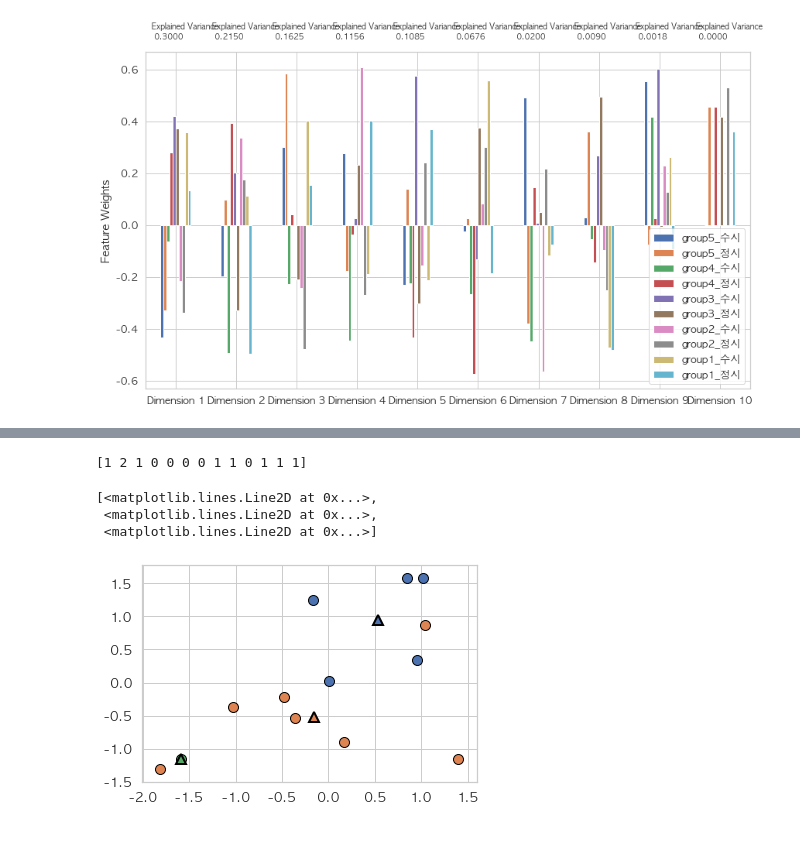
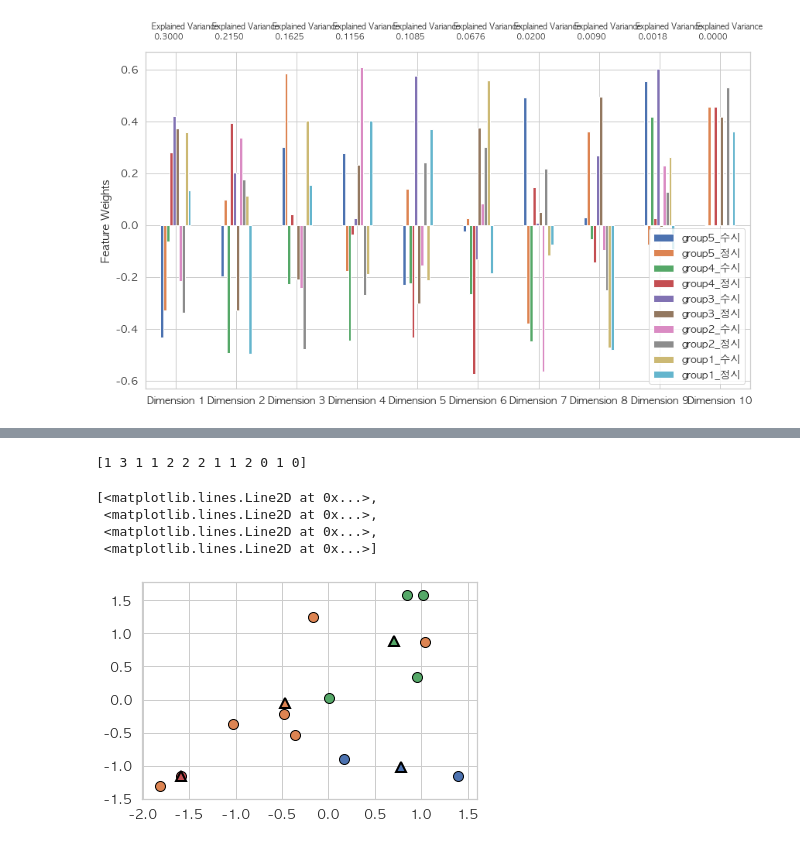
Before and after one commit to YeongEunLee/DataScience, a Jupyter notebook: cluster/cluster_final.ipynb, the cells around one changed output, grey strips where cells are left out. Cells and saved outputs as stored; diff of their text form; code cells hidden in the pictures.

Commit message:
datascience_cluster

```diff
--- a/cluster/cluster_final.ipynb
+++ b/cluster/cluster_final.ipynb
@@ -671,7 +671,9 @@ import matplotlib.font_manager as fm
 import numpy as np
 import random as rd
 # %%
-df = pd.read_excel('수시,정시.xlsx', sheet_name = 1)
+df = pd.read_excel('단과대cluster.xlsx', sheet_name = 1)
+# %%
+df.index = ['건축대학', '경영대학', '공과대학', '글로벌융합대학', '동물생명과학대학', '문과대학', '사범대학', '상경대학', '생명특성화대학', '생명환경과학대학', '이과대학', '정보통신대학', '정치대학']
 # %%
 df
 # %% [output]
@@ -723,4 +728,9 @@ from sklearn.preprocessing import scale
 
 df_scaled = pd.DataFrame(scale(df),
                             columns=df.columns)
+# %%
+from sklearn.preprocessing import scale
+
+df_scaled_nodimension = pd.DataFrame(scale(df),
+                            columns=df.columns)
 # %%
@@ -846,9 +861,9 @@ pca_results.cumsum()
 # %%
 from mpl_toolkits.mplot3d import Axes3D
 
-X = df_scaled
+X = df_scaled_nodimension
 
-kmeans = KMeans(n_clusters=3)
+kmeans = KMeans(n_clusters=4)
 kmeans.fit(X)
 # print("클러스터 레이블:\n{}".format(kmeans.labels_))
 y_kmeans = kmeans.predict(X)
@@ -857,17 +872,18 @@ print(y_kmeans)
 # centers = kmeans.cluster_centers_
 # centers
 # %% [output]
-[1 2 1 0 0 0 0 1 1 0 1 1 1]
+[1 3 1 1 2 2 2 1 1 2 0 1 0]
 # %%
 import mglearn
 
 mglearn.discrete_scatter(X.values[:, 0], X.values[:, 1], kmeans.labels_, markers='o')
-mglearn.discrete_scatter(kmeans.cluster_centers_[:, 0], kmeans.cluster_centers_[:, 1], [0, 1, 2], markers='^', markeredgewidth=2)
+mglearn.discrete_scatter(kmeans.cluster_centers_[:, 0], kmeans.cluster_centers_[:, 1], [0, 1, 2, 3], markers='^', markeredgewidth=2)
 # %% [output]
 [<matplotlib.lines.Line2D at 0x...>,
  <matplotlib.lines.Line2D at 0x...>,
+ <matplotlib.lines.Line2D at 0x...>,
  <matplotlib.lines.Line2D at 0x...>]
-[figure, old version]
+[figure, new version]
 # %%
 fig, axes = plt.subplots(1, 2, figsize=(10, 5))
 
```
Also changed, not shown: parts of 15 cells of this notebook, 14 other files.
